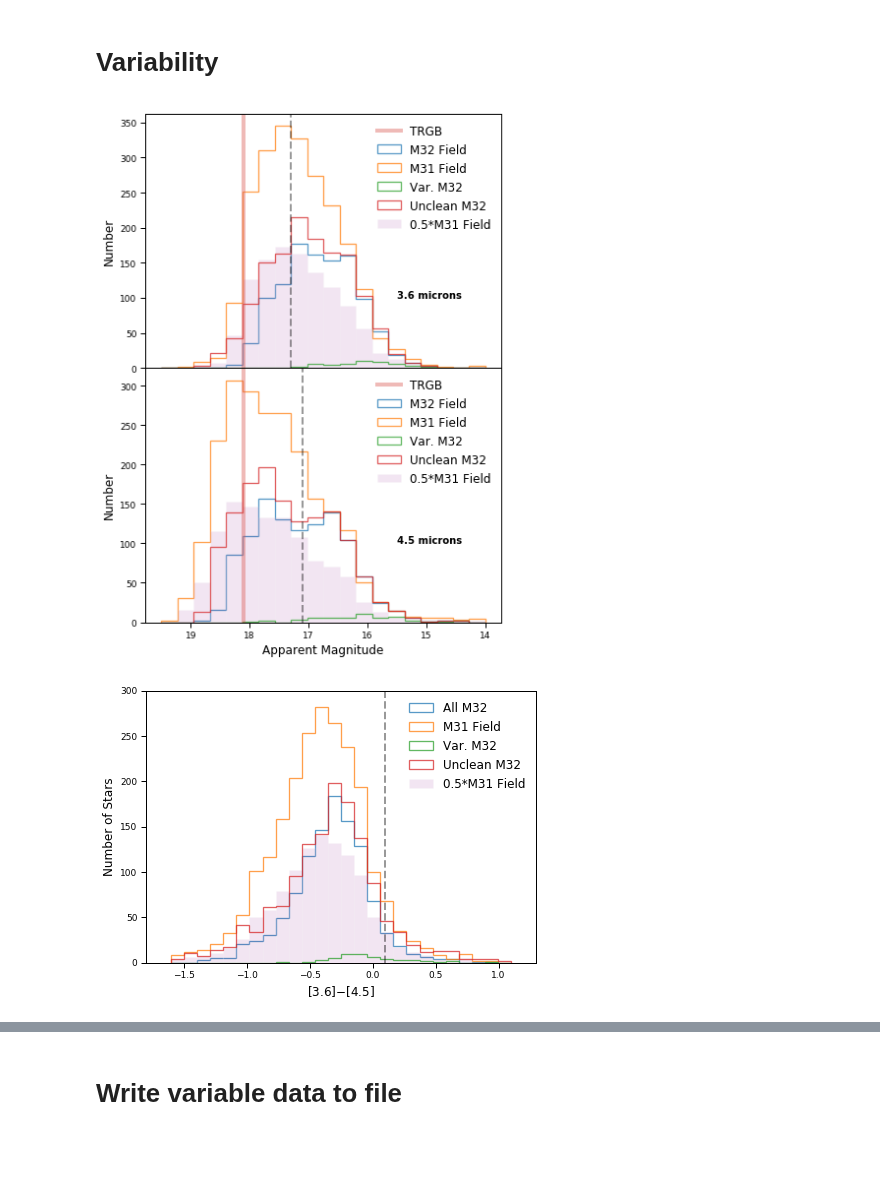
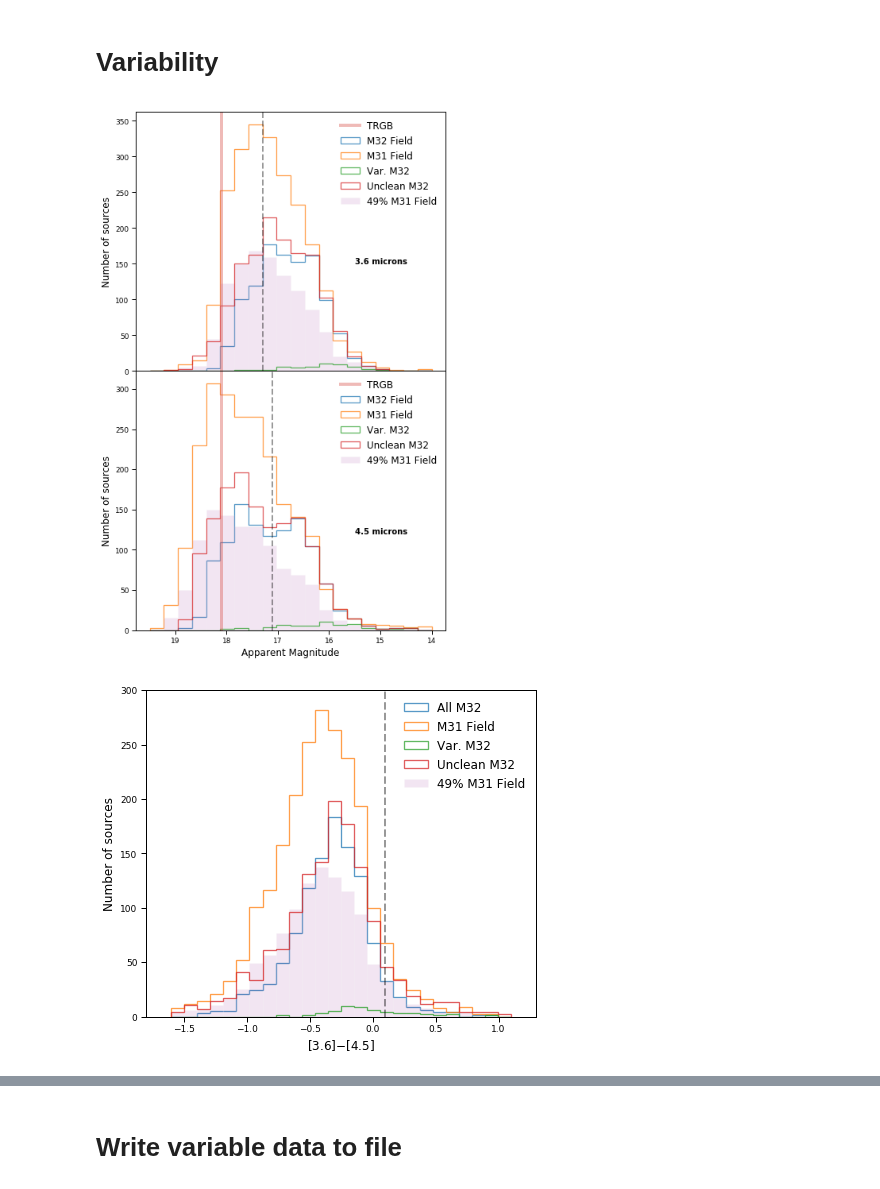
Before and after one commit to MichaelSharp7/M32, a Jupyter notebook: M32_CMD_CCD_bgd_correct.ipynb, the cells around one changed output, grey strips where cells are left out. Cells and saved outputs as stored; diff of their text form; code cells hidden in the pictures; blank space fills up the shorter version.

```diff
--- a/M32_CMD_CCD_bgd_correct.ipynb
+++ b/M32_CMD_CCD_bgd_correct.ipynb
@@ -551,7 +894,7 @@ plt.rc("legend", fontsize=12)
 # Setting up figure
 #fig = plt.figure(figsize=(8, 8))
 #fig = plt.figure()
-fig, (ax1, ax2) = plt.subplots(ncols=1, nrows=2, sharex=True, figsize=(6.5, 9.5))
+fig, (ax1, ax2) = plt.subplots(ncols=1, nrows=2, sharex=True, figsize=(7, 12))
 #ax0 = plt.gca()  # Sets up active plot region
 
 # Remove horizontal space between axes
@@ -572,8 +915,8 @@ n, edg, patches = ax1.hist(clean_data['mean_mag_36'], bins,  # facecolor='g', ed
 n, edg, patches = ax1.hist(bgd_data['mag_36_0'], bins,  # facecolor='g', edgecolor='b',
                           lw=1.3, alpha=1.75, histtype='step', label="M31 Field", ls="solid")
 rangex = bins+(19.5-14)/(20*2)
-ax1.bar(x=rangex[0:len(rangex)-1],height=0.5*n,align='center',linewidth=1.3,edgecolor=(1.0,1.0,1.0,0.0),
-       color='purple',width=(19.5-14)/20,alpha=0.1,label='0.5*M31 Field')
+ax1.bar(x=rangex[0:len(rangex)-1],height=scale_M31_M32*n,align='center',linewidth=1.3,edgecolor=(1.0,1.0,1.0,0.0),
+       color='purple',width=(19.5-14)/20,alpha=0.1,label='49% M31 Field')
 n, edg, patches = ax1.hist(variable_data['mean_mag_36'], bins,  # facecolor='g', edgecolor='b',
                           lw=1.3, alpha=1.75, histtype='step', label="Var. M32", ls="solid")
 n, edg, patches = ax1.hist(unclean_data['mean_mag_36'], bins,  # facecolor='g', edgecolor='b',
@@ -581,9 +924,7 @@ n, edg, patches = ax1.hist(unclean_data['mean_mag_36'], bins,  # facecolor='g',
 
 
 #ax1.set_xlabel("Apparent Magnitude", fontsize=12)
-ax1.set_ylabel("Number", fontsize=12)
-
-#ax1.set_ylim(0,170)
+ax1.set_ylabel("Number of sources", fontsize=12)
 
 #Add 80% Completness limit
 ax1.axvline(x=17.3, color=sns.xkcd_rgb["black"], linestyle='--', alpha=0.4, linewidth=2)
@@ -595,7 +936,7 @@ ax1.axvline(x=-6.3+24.4, color=sns.xkcd_rgb["pale red"], linestyle='-', alpha=0.
 ax1.legend(loc=0, frameon=False, scatterpoints=1, numpoints=1, markerscale=9.)
 
 # Add wavlength to the panel
-ax1.annotate("3.6 microns", [15.5, 100], horizontalalignment='left', size='medium', color='black',weight='bold')
+ax1.annotate("3.6 microns", [15.5, 150], horizontalalignment='left', size='medium', color='black',weight='bold')
 
 
 
@@ -604,39 +945,39 @@ n, edg, patches = ax2.hist(clean_data['mean_mag_45'], bins,  # facecolor='g', ed
                           lw=1.3, alpha=1.75, histtype='step', label="M32 Field", ls="solid")
 n, edg, patches = ax2.hist(bgd_data['mag_45_0'], bins,  # facecolor='g', edgecolor='b',
                           lw=1.3, alpha=1.75, histtype='step', label="M31 Field", ls="solid")
-ax2.bar(x=rangex[0:len(rangex)-1],height=0.5*n,align='center',linewidth=1.3,edgecolor=(1.0,1.0,1.0,0.0),
-       color='purple',width=(19.5-14)/20,alpha=0.1,label='0.5*M31 Field')
+ax2.bar(x=rangex[0:len(rangex)-1],height=scale_M31_M32*n,align='center',linewidth=1.3,edgecolor=(1.0,1.0,1.0,0.0),
+       color='purple',width=(19.5-14)/20,alpha=0.1,label='49% M31 Field')
 n, edg, patches = ax2.hist(variable_data['mean_mag_45'], bins,  # facecolor='g', edgecolor='b',
                           lw=1.3, alpha=1.75, histtype='step', label="Var. M32", ls="solid")
 n, edg, patches = ax2.hist(unclean_data['mean_mag_45'], bins,  # facecolor='g', edgecolor='b',
                           lw=1.3, alpha=1.75, histtype='step', label="Unclean M32", ls="solid")
 
 
 ax2.set_xlabel("Apparent Magnitude", fontsize=12)
-ax2.set_ylabel("Number", fontsize=12)
+ax2.set_ylabel("Number of sources", fontsize=12)
 #ax2.set_ylim(0,169)
 
 #Add 80% Completness limit
 ax2.axvline(x=17.1, color=sns.xkcd_rgb["black"], linestyle='--', alpha=0.4, linewidth=2)
 
 #Add TRGB
 ax2.axvline(x=-6.3+24.4, color=sns.xkcd_rgb["pale red"], linestyle='-', alpha=0.4, linewidth=4,label='TRGB')
 
 #Set legend
 ax2.legend(loc=0, frameon=False, scatterpoints=1, numpoints=1, markerscale=9.)
 
 # Add wavlength to the panel
-ax2.annotate("4.5 microns", [15.5, 100], horizontalalignment='left', size='medium', color='black',weight='bold')
+ax2.annotate("4.5 microns", [15.5, 120], horizontalalignment='left', size='medium', color='black',weight='bold')
 
 
 plt.gca().invert_xaxis()    # flip the x-axis
 
 #plt.savefig("bla.pdf", bbox_inches='tight')
 #plt.tight_layout()
 plt.show()
 plt.close()
 # %% [output]
-[figure, old version]
+[figure, new version]
 # %%
 # Setting up plotting sizes
 
@@ -651,7 +992,7 @@ plt.rc("legend", fontsize=12)
 
 
 # Setting up figure
-fig = plt.figure(figsize=(7, 5))
+fig = plt.figure(figsize=(7, 6))
 ax1 = plt.gca()  # Sets up active plot region
 
 ############################################################################################################
@@ -669,15 +1010,15 @@ n, edg, patches = ax1.hist(clean_data['mean_mag_36']-clean_data['mean_mag_45'],
 n, edg, patches = ax1.hist(bgd_data['mag_36_0']-bgd_data['mag_45_0'], bins,  # facecolor='g', edgecolor='b',
                           lw=1.3, alpha=1.75, histtype='step', label="M31 Field", ls="solid")
 rangex = bins+(1.1+1.6)/(26*2)
-plt.bar(x=rangex[0:len(rangex)-1],height=0.5*n,align='center',linewidth=1.3,edgecolor=(1.0,1.0,1.0,0.0),
-       color='purple',width=(1.1+1.6)/26,alpha=0.1,label='0.5*M31 Field')
+plt.bar(x=rangex[0:len(rangex)-1],height=scale_M31_M32*n,align='center',linewidth=1.3,edgecolor=(1.0,1.0,1.0,0.0),
+       color='purple',width=(1.1+1.6)/26,alpha=0.1,label='49% M31 Field')
 n, edg, patches = ax1.hist(variable_data['mean_mag_36']-variable_data['mean_mag_45'], bins,  # facecolor='g', edgecolor='b',
                           lw=1.3, alpha=1.75, histtype='step', label="Var. M32", ls="solid")
 n, edg, patches = ax1.hist(unclean_data['mean_mag_36']-unclean_data['mean_mag_45'], bins,  # facecolor='g', edgecolor='b',
                           lw=1.3, alpha=1.75, histtype='step', label="Unclean M32", ls="solid")
 
 ax1.set_xlabel('[3.6]$-$[4.5]', fontsize=12)
-ax1.set_ylabel("Number of Stars", fontsize=12)
+ax1.set_ylabel("Number of sources", fontsize=12)
 
 #Add 80% Completness limit
 ax1.axvline(x=0.1, color=sns.xkcd_rgb["black"], linestyle='--', alpha=0.4, linewidth=2)
@@ -692,4 +1033,4 @@ plt.ylim(0,300)
 plt.show()
 plt.close()
 # %% [output]
-[figure, old version]
+[figure, new version]
```
Also changed, not shown: parts of 20 cells of this notebook.
